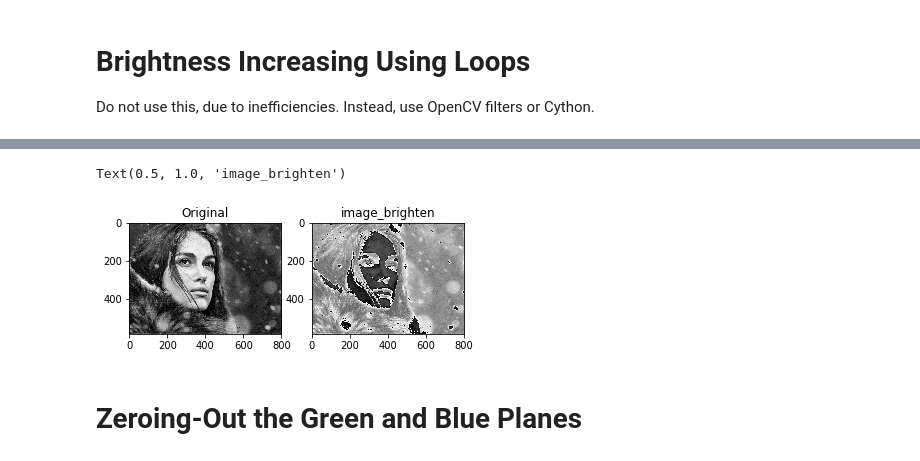
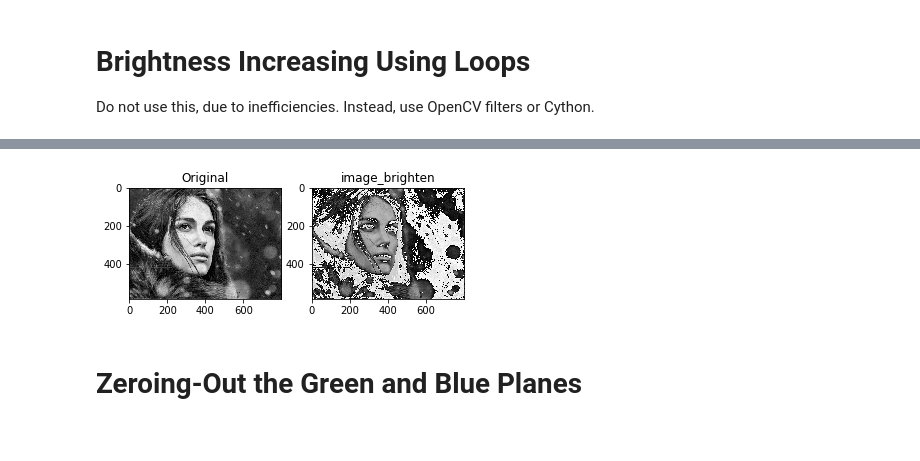
Before and after one commit to rangarodrigo/EN5204Code, a Jupyter notebook: a_basics.ipynb, the cells around one changed output, grey strips where cells are left out. Drawn from its saved outputs; the diff is of its cells as text; code cells hidden in the pictures.

```diff
--- a/a_basics.ipynb
+++ b/a_basics.ipynb
@@ -205,12 +205,11 @@ def image_brighten(image, shift):
     result = np.zeros(image.shape, image.dtype)
     for i in range(0,h):
         for j in range(0,w):
-            no_overflow = True if image[i,j] + shift < 255 else False
-            result[i,j] = min(image[i,j] + shift, 255) if no_overflow else 255
+            result[i,j] = min(image[i,j] + shift, 255)
     return result
 
 img = cv.imread('./images/keira.jpg', cv.IMREAD_GRAYSCALE)
-%timeit imgb = image_brighten(img, 200)
+imgb = image_brighten(img, 200)
 f, ax = plt.subplots(1,2)
 ax[0].imshow(img, cmap = 'gray')
 ax[0].set_title('Original')
@@ -221,5 +220,4 @@ ax[1].set_title('image_brighten')
-Text(0.5, 1.0, 'image_brighten')
-[figure, old version]
+[figure, new version]
 # %%
 %load_ext Cython
 # %%
```
Also changed, not shown: parts of 7 cells of this notebook, 2 other files.
